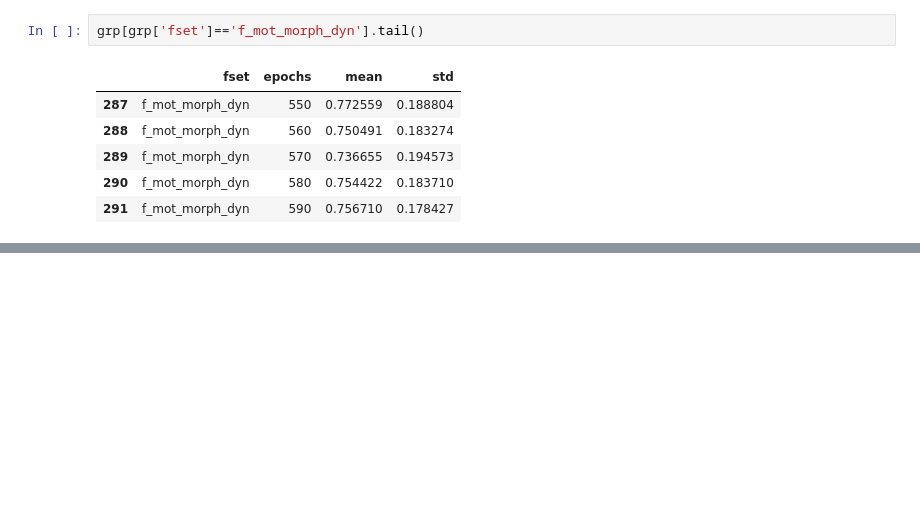
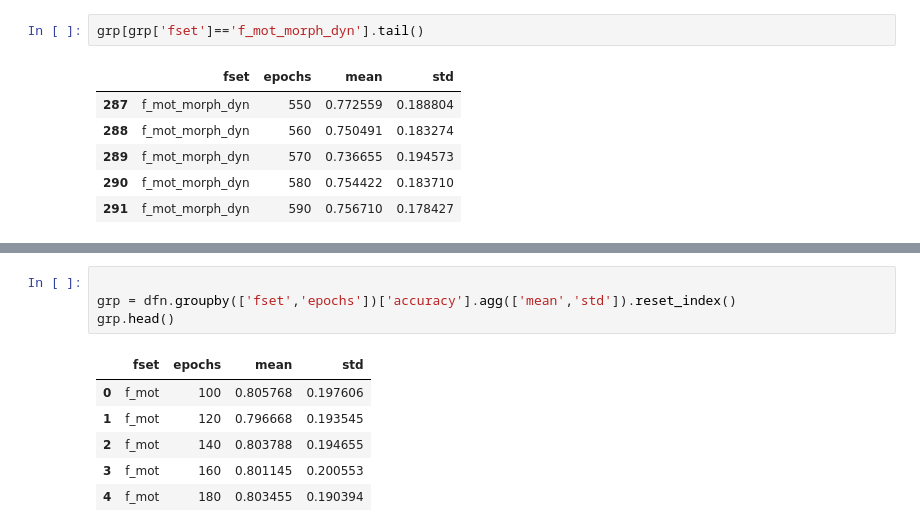
Before and after one commit to redchuk/n_track_ML, a Jupyter notebook: notebooks/plot_epoch_loop_outputs.ipynb, the cells around one changed output, grey strips where cells are left out. Drawn from its saved outputs; the diff is of its cells as text; blank space fills up the shorter version.

```diff
--- a/notebooks/plot_epoch_loop_outputs.ipynb
+++ b/notebooks/plot_epoch_loop_outputs.ipynb
@@ -86,0 +103,11 @@ grp[grp['fset']=='f_mot_morph_dyn'].tail()
+# %%
+
+grp = dfn.groupby(['fset','epochs'])['accuracy'].agg(['mean','std']).reset_index()
+grp.head()
+# %% [output]
+|  | fset | epochs | mean | std |
+| 0 | f_mot | 100 | 0.805768 | 0.197606 |
+| 1 | f_mot | 120 | 0.796668 | 0.193545 |
+| 2 | f_mot | 140 | 0.803788 | 0.194655 |
+| 3 | f_mot | 160 | 0.801145 | 0.200553 |
+| 4 | f_mot | 180 | 0.803455 | 0.190394 |
```
Also changed, not shown: parts of 6 cells of this notebook.
